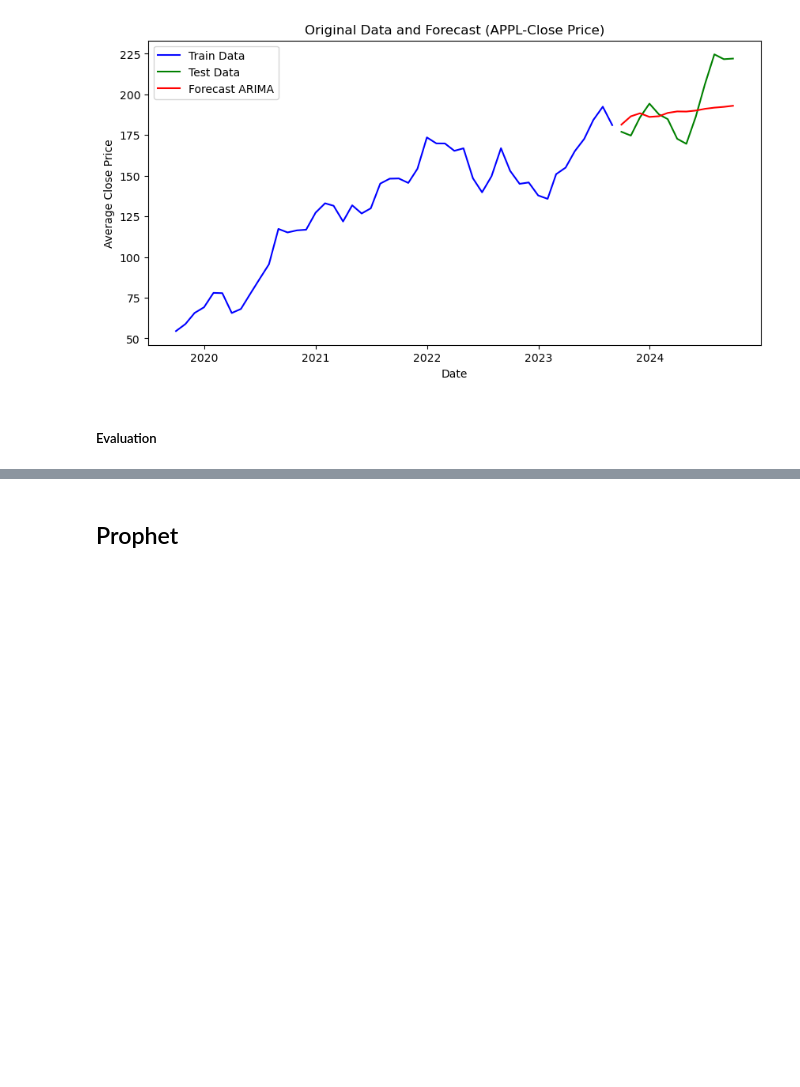
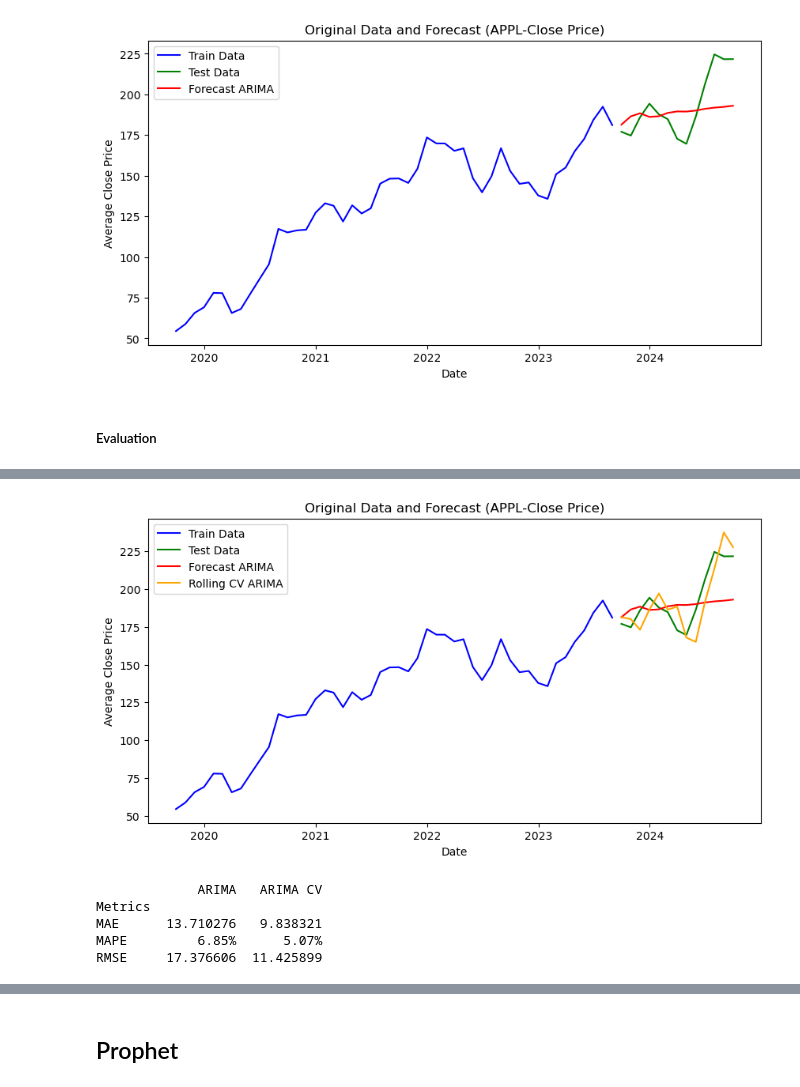
Before and after one commit to lisek75/ts_forecasting_notebook, a Jupyter notebook: aapl_stock/aapl_stock_market.ipynb, the cells around one changed output, grey strips where cells are left out. Drawn from its saved outputs; the diff is of its cells as text; code cells hidden in the pictures; blank space fills up the shorter version.

Commit message:
add cross validation arima (aapl)

```diff
--- a/aapl_stock/aapl_stock.ipynb
+++ b/aapl_stock/aapl_stock_market.ipynb
@@ -278,0 +286,13 @@ RMSE     17.414261
+# %%
+rolling_predictions = []
+history = df_train['Close'].tolist()  # Start with the training data
+
+for t in range(len(df_test)):
+    model = ARIMA(history, order=model_autoARIMA.order)
+    model_fit = model.fit()
+    # Forecast the next time step
+    forecast = model_fit.forecast(steps=1)[0]
+    rolling_predictions.append(forecast)
+    # Update the history by adding the actual observation from the test set
+    history.append(df_test['Close'].iloc[t])
+rolling_predictions
@@ -278,0 +313,36 @@ RMSE     17.414261
+# %%
+df_fct['rolling_predictions'] = None  # Initialize the column with None values
+df_fct.loc[df_test.index, 'rolling_predictions'] = rolling_predictions
+
+# Plotting
+plt.figure(figsize=(10, 5))
+plt.plot(df_train.index, df_train, label='Train Data', color='blue')
+plt.plot(df_test.index, df_test, label='Test Data', color='green')
+plt.plot(df_fct.index, df_fct['fct_arima'], label='Forecast ARIMA', color='red')
+plt.plot(df_fct.index, df_fct['rolling_predictions'], label='Rolling CV ARIMA', color='orange')
+
+plt.title('Original Data and Forecast (APPL-Close Price)')
+plt.ylabel('Average Close Price')
+plt.xlabel('Date')
+plt.legend()
+plt.show()
+# %% [output]
+[figure, added]
+# %%
+mae_arima_cv = mean_absolute_error(df_test, rolling_predictions)
+mape_arima_cv = mean_absolute_percentage_error(df_test, rolling_predictions) * 100
+rmse_arima_cv = np.sqrt(mean_squared_error(df_test, rolling_predictions))
+
+performance = pd.DataFrame({
+    'Metrics': ['MAE', 'MAPE', 'RMSE'],
+    'ARIMA': [mae_arima, f'{mape_arima:.2f}%', rmse_arima],
+    'ARIMA CV': [mae_arima_cv, f'{mape_arima_cv:.2f}%', rmse_arima_cv],
+})
+
+print(performance.set_index('Metrics'))
+# %% [output]
+             ARIMA   ARIMA CV
+Metrics
+MAE      13.710276   9.838321
+MAPE         6.85%      5.07%
+RMSE     17.376606  11.425899
```
Also changed, not shown: parts of 19 cells of this notebook.
